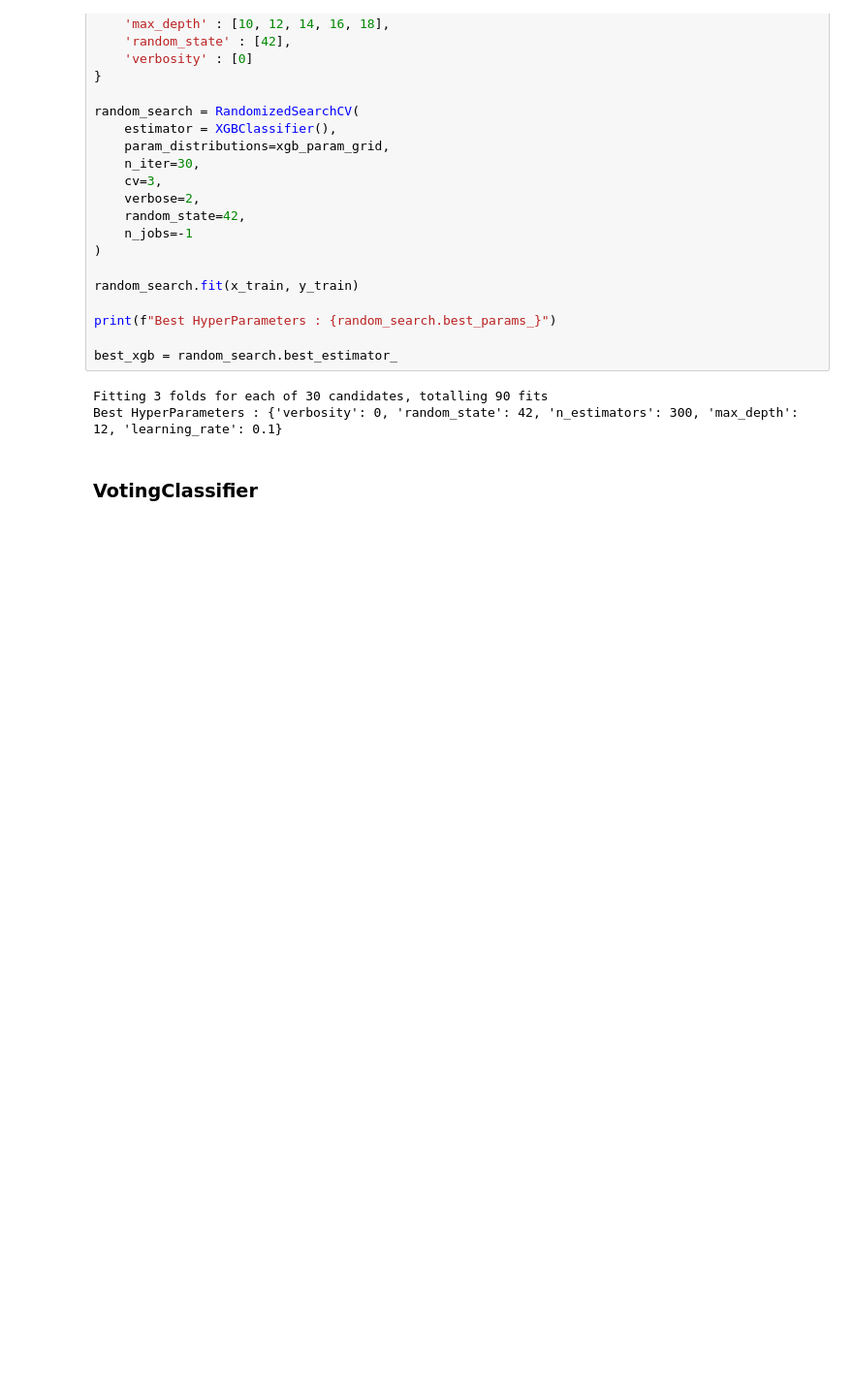
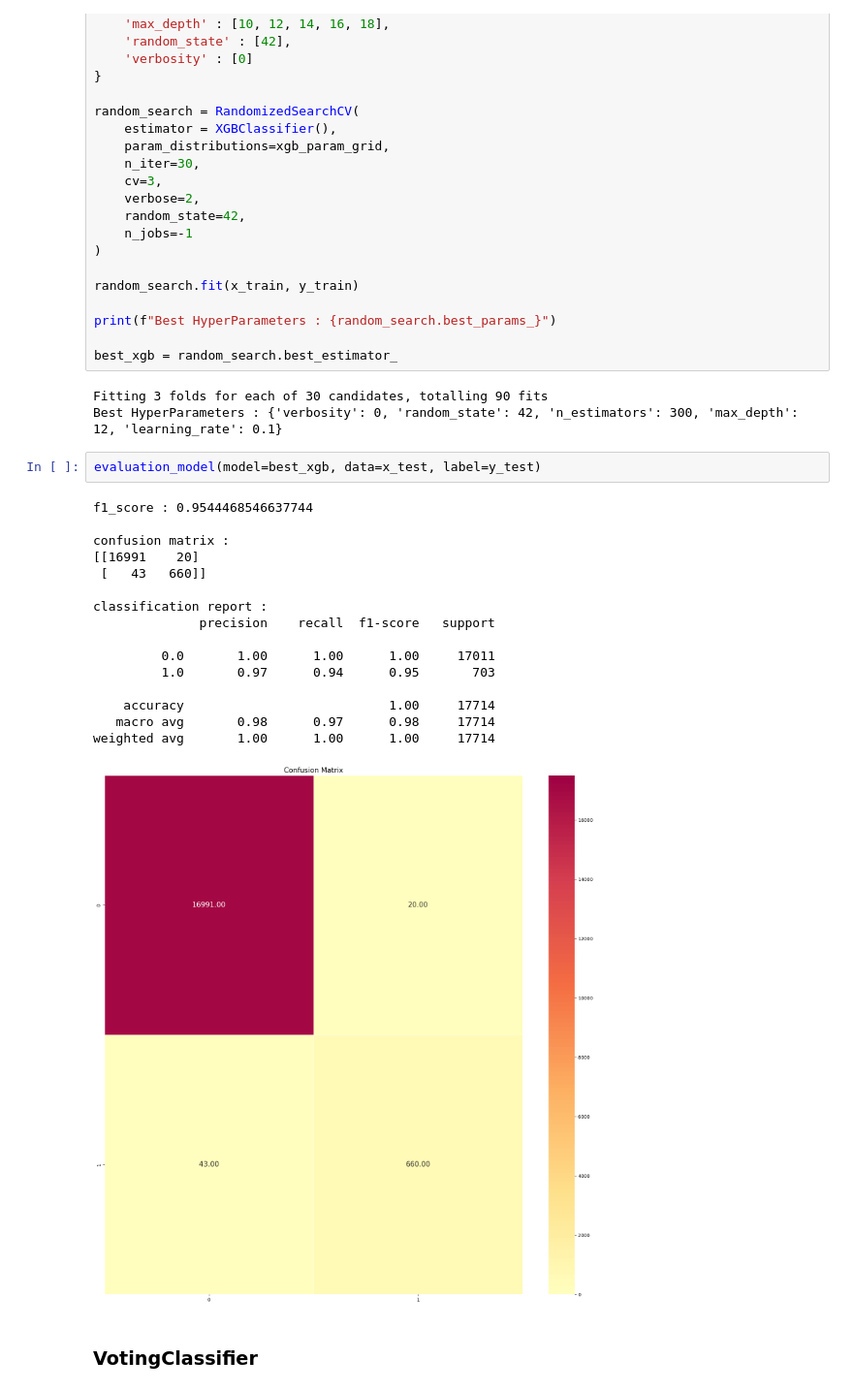
Before and after one commit to greatsangho/2024-Kamp-Competition, a Jupyter notebook: KampVoter.ipynb, the cells around one changed output. Shown at 97% size. Drawn from its saved outputs; the diff is of its cells as text; blank space fills up the shorter version.

```diff
--- a/KampVoter.ipynb
+++ b/KampVoter.ipynb
@@ -287,6 +326,25 @@ best_xgb = random_search.best_estimator_
 # %% [output]
 Fitting 3 folds for each of 30 candidates, totalling 90 fits
 Best HyperParameters : {'verbosity': 0, 'random_state': 42, 'n_estimators': 300, 'max_depth': 12, 'learning_rate': 0.1}
+# %%
+evaluation_model(model=best_xgb, data=x_test, label=y_test)
+# %% [output]
+f1_score : 0.9544468546637744
+
+confusion matrix :
+[[16991    20]
+ [   43   660]]
+
+classification report :
+              precision    recall  f1-score   support
+
+         0.0       1.00      1.00      1.00     17011
+         1.0       0.97      0.94      0.95       703
+
+    accuracy                           1.00     17714
+   macro avg       0.98      0.97      0.98     17714
+weighted avg       1.00      1.00      1.00     17714
+[figure, added]
 # %% [markdown]
 ### VotingClassifier
 # %%
```
Also changed, not shown: parts of 5 cells of this notebook, 4 other files.
